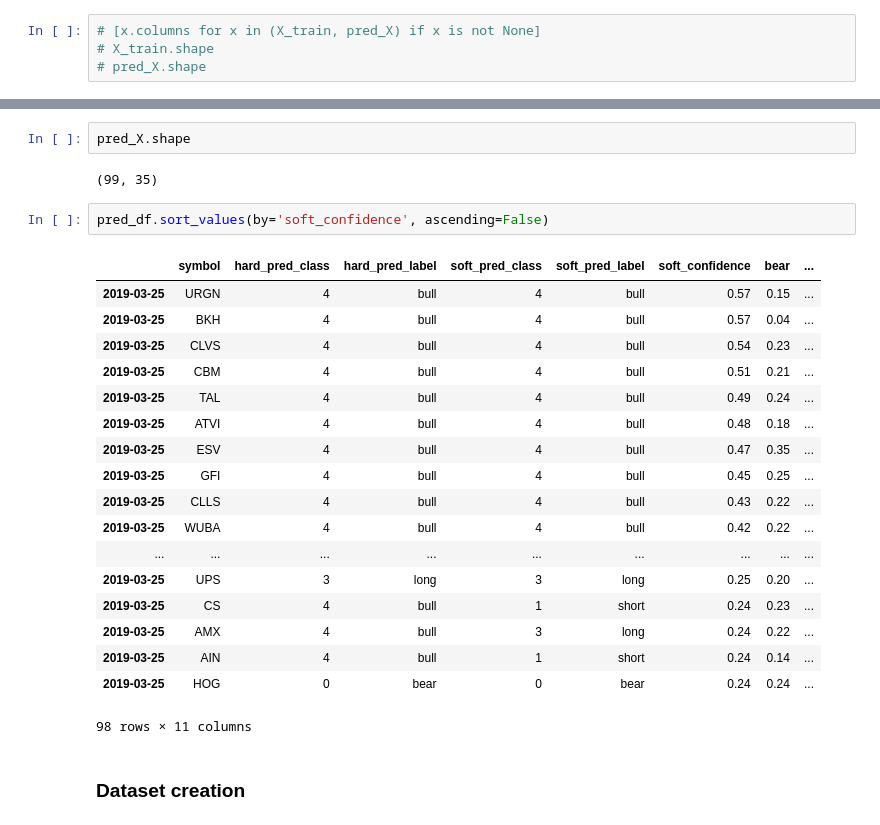
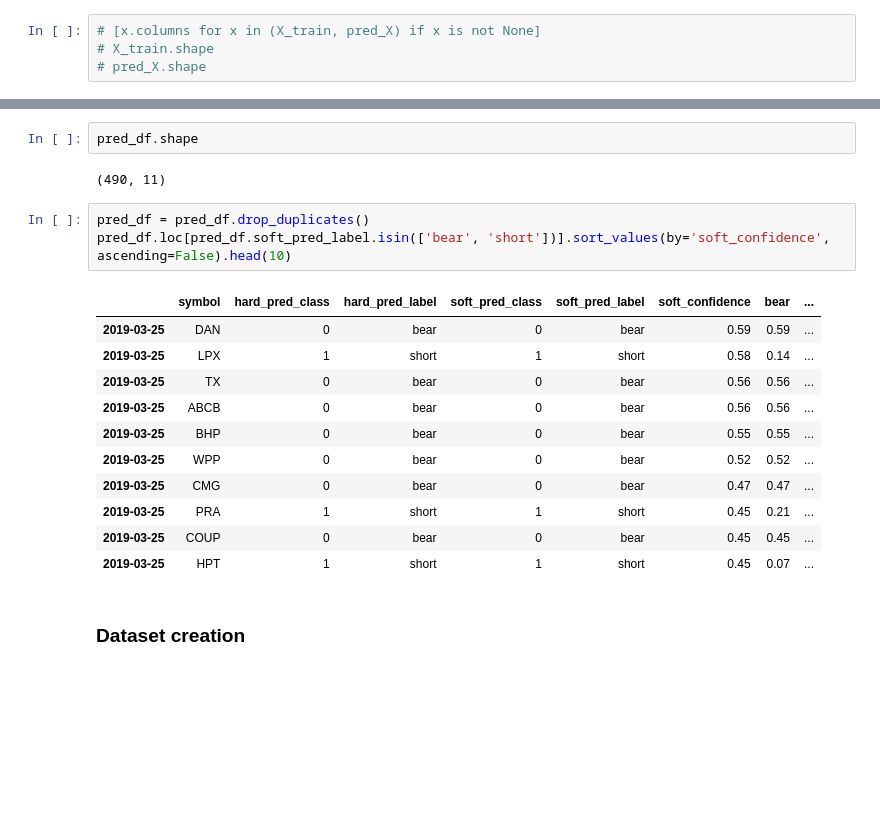
Before and after one commit to webclinic017/inception, a Jupyter notebook: notebooks/ds_co_price_mom_ML.ipynb, the cells around one changed output, grey strips where cells are left out. Cells and saved outputs as stored; diff of their text form; blank space fills up the shorter version.

Commit message:
Stable version with accuracy of 70%; train and predict with same columns

```diff
--- a/notebooks/ds_co_price_mom_ML.ipynb
+++ b/notebooks/ds_co_price_mom_ML.ipynb
@@ -414,28 +419,22 @@ Wall time: 23.8 s
 # %%
-pred_X.shape
+pred_df.shape
 # %% [output]
-(99, 35)
+(490, 11)
 # %%
-pred_df.sort_values(by='soft_confidence', ascending=False)
+pred_df = pred_df.drop_duplicates()
+pred_df.loc[pred_df.soft_pred_label.isin(['bear', 'short'])].sort_values(by='soft_confidence', ascending=False).head(10)
 # %% [output]
 |  | symbol | hard_pred_class | hard_pred_label | soft_pred_class | soft_pred_label | soft_confidence | bear | ... |
-| 2019-03-25 | URGN | 4 | bull | 4 | bull | 0.57 | 0.15 | ... |
-| 2019-03-25 | BKH | 4 | bull | 4 | bull | 0.57 | 0.04 | ... |
-| 2019-03-25 | CLVS | 4 | bull | 4 | bull | 0.54 | 0.23 | ... |
-| 2019-03-25 | CBM | 4 | bull | 4 | bull | 0.51 | 0.21 | ... |
-| 2019-03-25 | TAL | 4 | bull | 4 | bull | 0.49 | 0.24 | ... |
-| 2019-03-25 | ATVI | 4 | bull | 4 | bull | 0.48 | 0.18 | ... |
-| 2019-03-25 | ESV | 4 | bull | 4 | bull | 0.47 | 0.35 | ... |
-| 2019-03-25 | GFI | 4 | bull | 4 | bull | 0.45 | 0.25 | ... |
-| 2019-03-25 | CLLS | 4 | bull | 4 | bull | 0.43 | 0.22 | ... |
-| 2019-03-25 | WUBA | 4 | bull | 4 | bull | 0.42 | 0.22 | ... |
-| ... | ... | ... | ... | ... | ... | ... | ... | ... |
-| 2019-03-25 | UPS | 3 | long | 3 | long | 0.25 | 0.20 | ... |
-| 2019-03-25 | CS | 4 | bull | 1 | short | 0.24 | 0.23 | ... |
-| 2019-03-25 | AMX | 4 | bull | 3 | long | 0.24 | 0.22 | ... |
-| 2019-03-25 | AIN | 4 | bull | 1 | short | 0.24 | 0.14 | ... |
-| 2019-03-25 | HOG | 0 | bear | 0 | bear | 0.24 | 0.24 | ... |
+| 2019-03-25 | DAN | 0 | bear | 0 | bear | 0.59 | 0.59 | ... |
+| 2019-03-25 | LPX | 1 | short | 1 | short | 0.58 | 0.14 | ... |
+| 2019-03-25 | TX | 0 | bear | 0 | bear | 0.56 | 0.56 | ... |
+| 2019-03-25 | ABCB | 0 | bear | 0 | bear | 0.56 | 0.56 | ... |
+| 2019-03-25 | BHP | 0 | bear | 0 | bear | 0.55 | 0.55 | ... |
+| 2019-03-25 | WPP | 0 | bear | 0 | bear | 0.52 | 0.52 | ... |
+| 2019-03-25 | CMG | 0 | bear | 0 | bear | 0.47 | 0.47 | ... |
+| 2019-03-25 | PRA | 1 | short | 1 | short | 0.45 | 0.21 | ... |
+| 2019-03-25 | COUP | 0 | bear | 0 | bear | 0.45 | 0.45 | ... |
+| 2019-03-25 | HPT | 1 | short | 1 | short | 0.45 | 0.07 | ... |
-98 rows × 11 columns
 # %% [markdown]
 ### Dataset creation
 # %%
```
Also changed, not shown: parts of 10 cells of this notebook.
